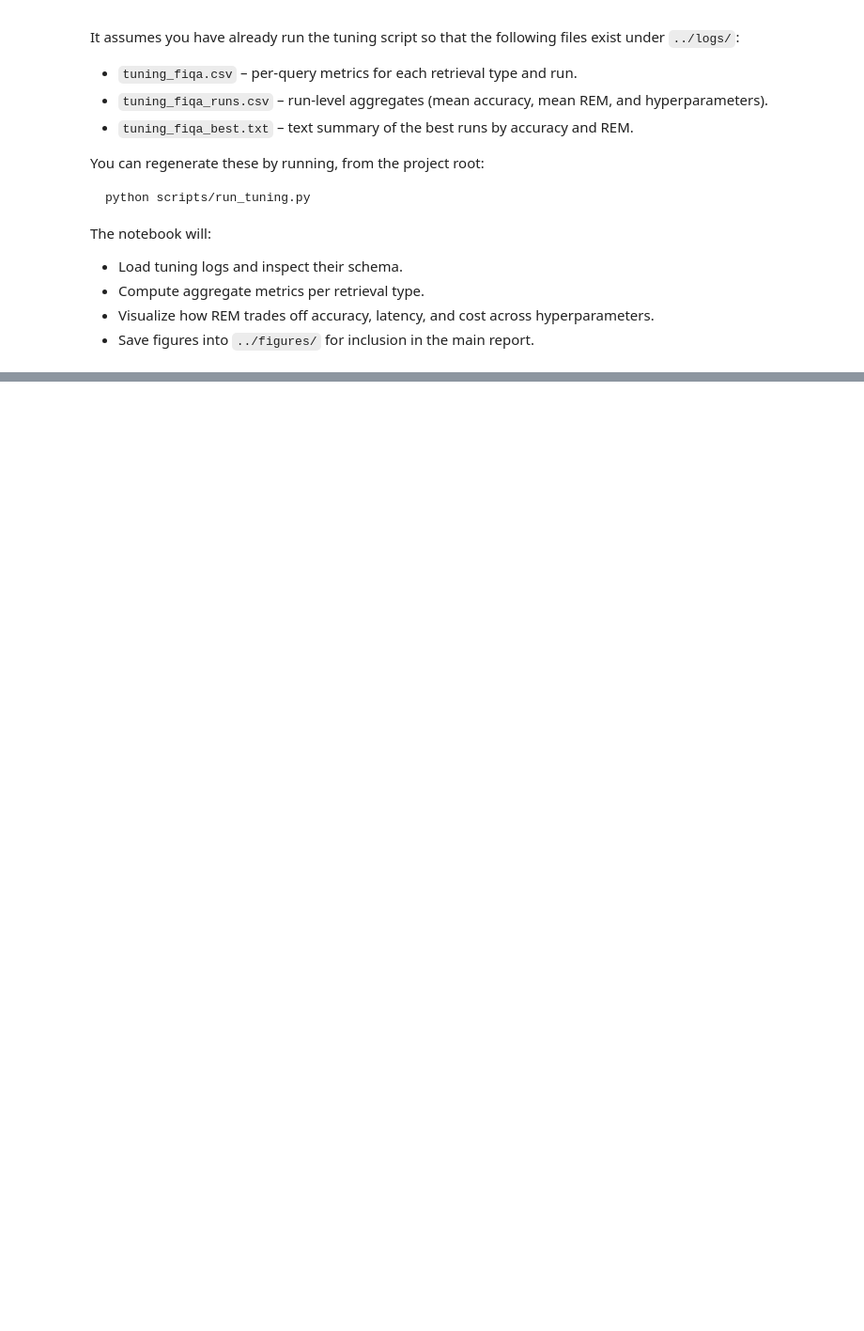
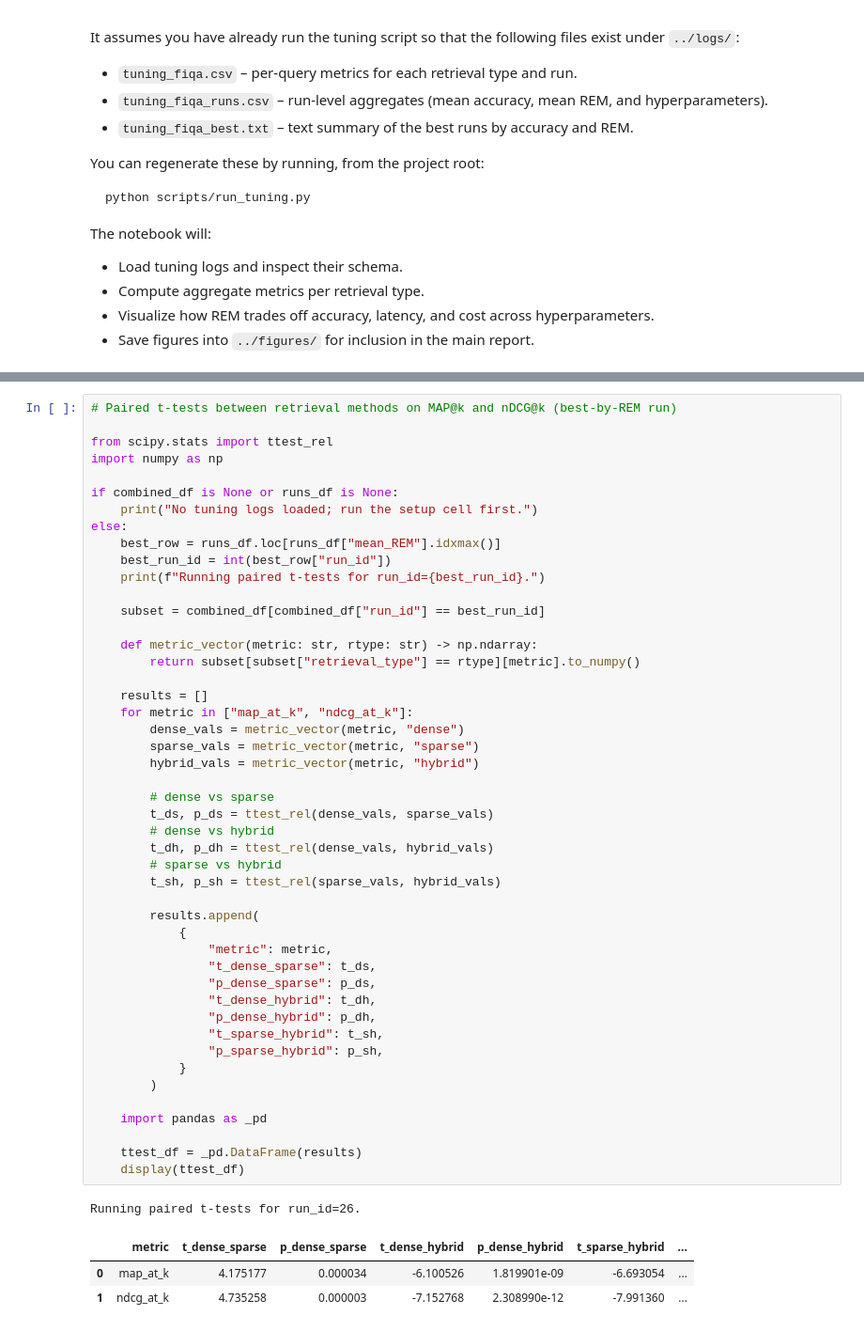
Before and after one commit to cletuzz00/RAG_efficiency_evaluation, a Jupyter notebook: notebooks/rem_analysis.ipynb, the cells around one changed output, grey strips where cells are left out. Shown at 94% size. Drawn from its saved outputs; the diff is of its cells as text; blank space fills up the shorter version.

```diff
--- a/notebooks/rem_analysis.ipynb
+++ b/notebooks/rem_analysis.ipynb
@@ -297,0 +287,52 @@ Saved radar figure to /Users/cletu/projects/RAG/figures/rem_radar_metrics.png
+# %%
+# Paired t-tests between retrieval methods on MAP@k and nDCG@k (best-by-REM run)
+
+from scipy.stats import ttest_rel
+import numpy as np
+
+if combined_df is None or runs_df is None:
+    print("No tuning logs loaded; run the setup cell first.")
+else:
+    best_row = runs_df.loc[runs_df["mean_REM"].idxmax()]
+    best_run_id = int(best_row["run_id"])
+    print(f"Running paired t-tests for run_id={best_run_id}.")
+
+    subset = combined_df[combined_df["run_id"] == best_run_id]
+
+    def metric_vector(metric: str, rtype: str) -> np.ndarray:
+        return subset[subset["retrieval_type"] == rtype][metric].to_numpy()
+
+    results = []
+    for metric in ["map_at_k", "ndcg_at_k"]:
+        dense_vals = metric_vector(metric, "dense")
+        sparse_vals = metric_vector(metric, "sparse")
+        hybrid_vals = metric_vector(metric, "hybrid")
+
+        # dense vs sparse
+        t_ds, p_ds = ttest_rel(dense_vals, sparse_vals)
+        # dense vs hybrid
+        t_dh, p_dh = ttest_rel(dense_vals, hybrid_vals)
+        # sparse vs hybrid
+        t_sh, p_sh = ttest_rel(sparse_vals, hybrid_vals)
+
+        results.append(
+            {
+                "metric": metric,
+                "t_dense_sparse": t_ds,
+                "p_dense_sparse": p_ds,
+                "t_dense_hybrid": t_dh,
+                "p_dense_hybrid": p_dh,
+                "t_sparse_hybrid": t_sh,
+                "p_sparse_hybrid": p_sh,
+            }
+        )
+
+    import pandas as _pd
+
+    ttest_df = _pd.DataFrame(results)
+    display(ttest_df)
+# %% [output]
+Running paired t-tests for run_id=26.
+|  | metric | t_dense_sparse | p_dense_sparse | t_dense_hybrid | p_dense_hybrid | t_sparse_hybrid | ... |
+| 0 | map_at_k | 4.175177 | 0.000034 | -6.100526 | 1.819901e-09 | -6.693054 | ... |
+| 1 | ndcg_at_k | 4.735258 | 0.000003 | -7.152768 | 2.308990e-12 | -7.991360 | ... |
```
Also changed, not shown: parts of 8 cells of this notebook, 15 other files.
